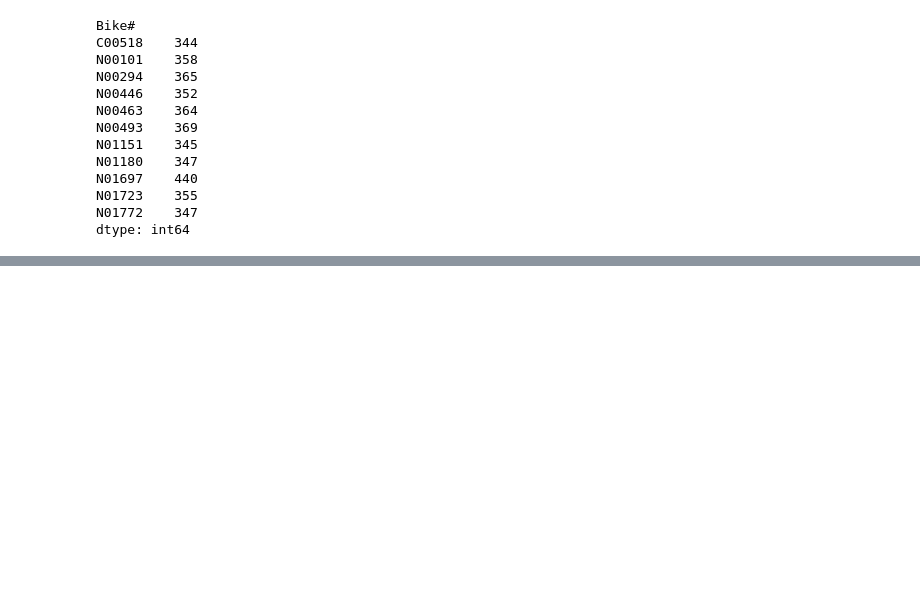
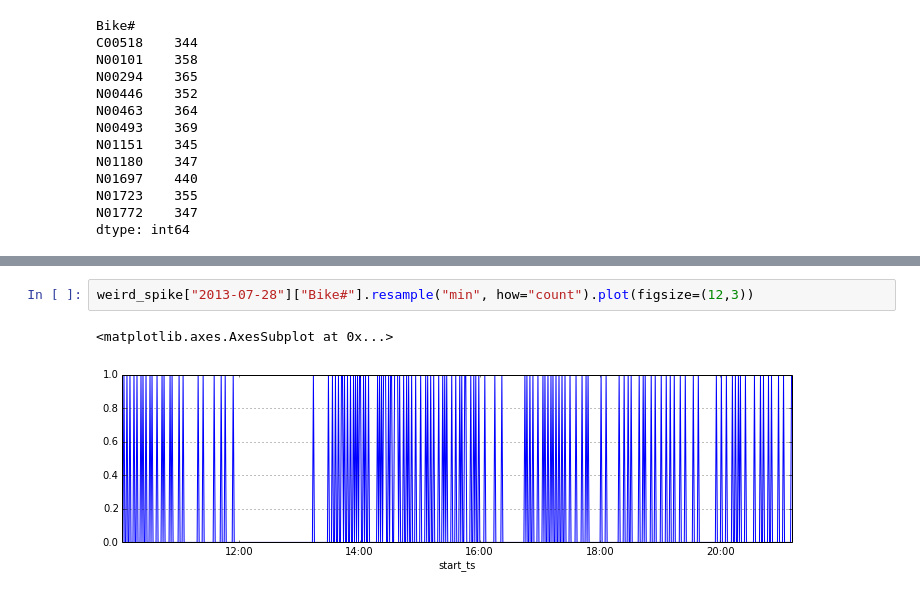
Before and after one commit to cpdean/bikes, a Jupyter notebook: notebooks/basics.ipynb, the cells around one changed output, grey strips where cells are left out. Saved outputs shown, nothing was run; the diff lists cells and outputs as text; blank space fills up the shorter version.

```diff
--- a/notebooks/basics.ipynb
+++ b/notebooks/basics.ipynb
@@ -92,0 +100,5 @@ dtype: int64
+# %%
+weird_spike["2013-07-28"]["Bike#"].resample("min", how="count").plot(figsize=(12,3))
+# %% [output]
+<matplotlib.axes.AxesSubplot at 0x...>
+[figure, added]
```
Also changed, not shown: parts of 12 cells of this notebook, 3 other files.
